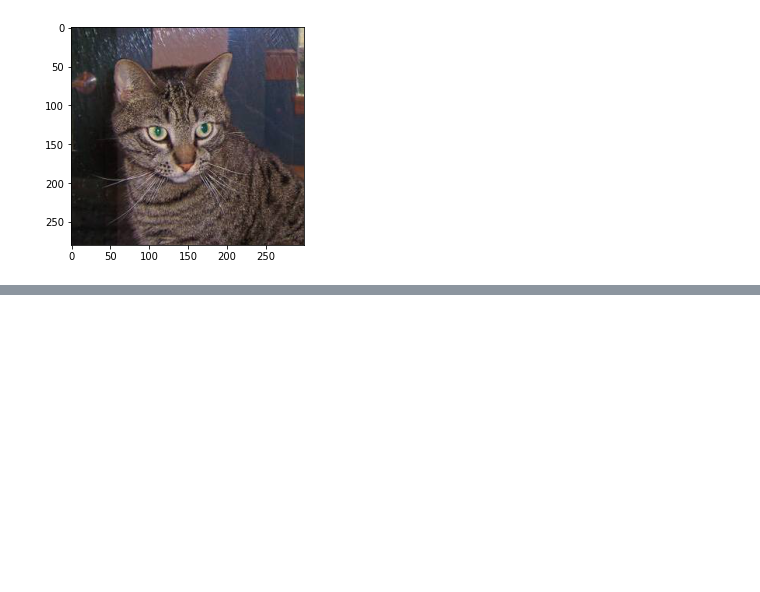
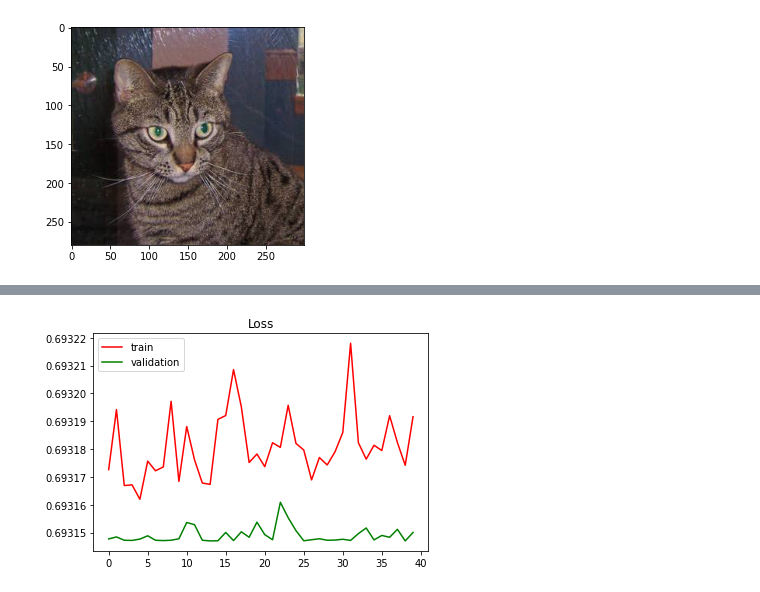
Before and after one commit to NervOUs11/Cat_or_Dog, a Jupyter notebook: CatVSDog.ipynb, the cells around one changed output, grey strips where cells are left out. Saved outputs shown, nothing was run; the diff lists cells and outputs as text; code cells hidden in the pictures; blank space fills up the shorter version.

```diff
--- a/CatVSDog.ipynb
+++ b/CatVSDog.ipynb
@@ -64,0 +58,23 @@ data_train = data_train.map(resize_image).prefetch(AUTO)
+# %%
+# Resize the image
+from tensorflow.keras.preprocessing.image import ImageDataGenerator
+
+train_dir = '/content/training_set/training_set'
+test_dir = '/content/test_set/test_set'
+
+train_data = ImageDataGenerator(rescale=1/255)
+test_data = ImageDataGenerator(rescale=1/255)
+
+train_data = train_data.flow_from_directory(
+    train_dir,
+    target_size=(256,256),
+    batch_size=50,
+    class_mode='binary'
+)
+
+test_data = test_data.flow_from_directory(
+    test_dir,
+    target_size=(256,256),
+    batch_size=50,
+    class_mode='binary'
+)
@@ -68,13 +87,12 @@ from keras.layers import Dense, Flatten, Dropout, Conv2D, MaxPooling2D
 
 # Build model
 model = Sequential()
-model.add(Dense(32, activation='relu', input_shape = (256,256,3)))
-model.add(Conv2D(32, (3,3), activation='relu'))
+model.add(Conv2D(16, (5,5), activation='relu', input_shape = (256,256,3)))
 model.add(MaxPooling2D(2,2))
-model.add(Conv2D(32, (3,3), activation='relu'))
+model.add(Conv2D(64, (5,5), activation='relu'))
 model.add(MaxPooling2D(2,2))
 model.add(Flatten())
-model.add(Dense(16, activation='relu'))
+model.add(Dense(32, activation='relu'))
 model.add(Dense(1, activation='sigmoid'))
 # %%
 model.summary()
@@ -103,0 +120,3 @@ model.compile(optimizer='adam', loss='binary_crossentropy', metrics = ['accuracy
+# %%
+# Train model
+history = model.fit(train_data,epochs=40,validation_data=test_data)
@@ -103,0 +141,8 @@ model.compile(optimizer='adam', loss='binary_crossentropy', metrics = ['accuracy
+# %%
+plt.plot(history.history['loss'], color='red',label='train')
+plt.plot(history.history['val_loss'], color='green',label='validation')
+plt.title('Loss')
+plt.legend()
+plt.show()
+# %% [output]
+[figure, added]
```
Also changed, not shown: parts of 10 cells of this notebook.
